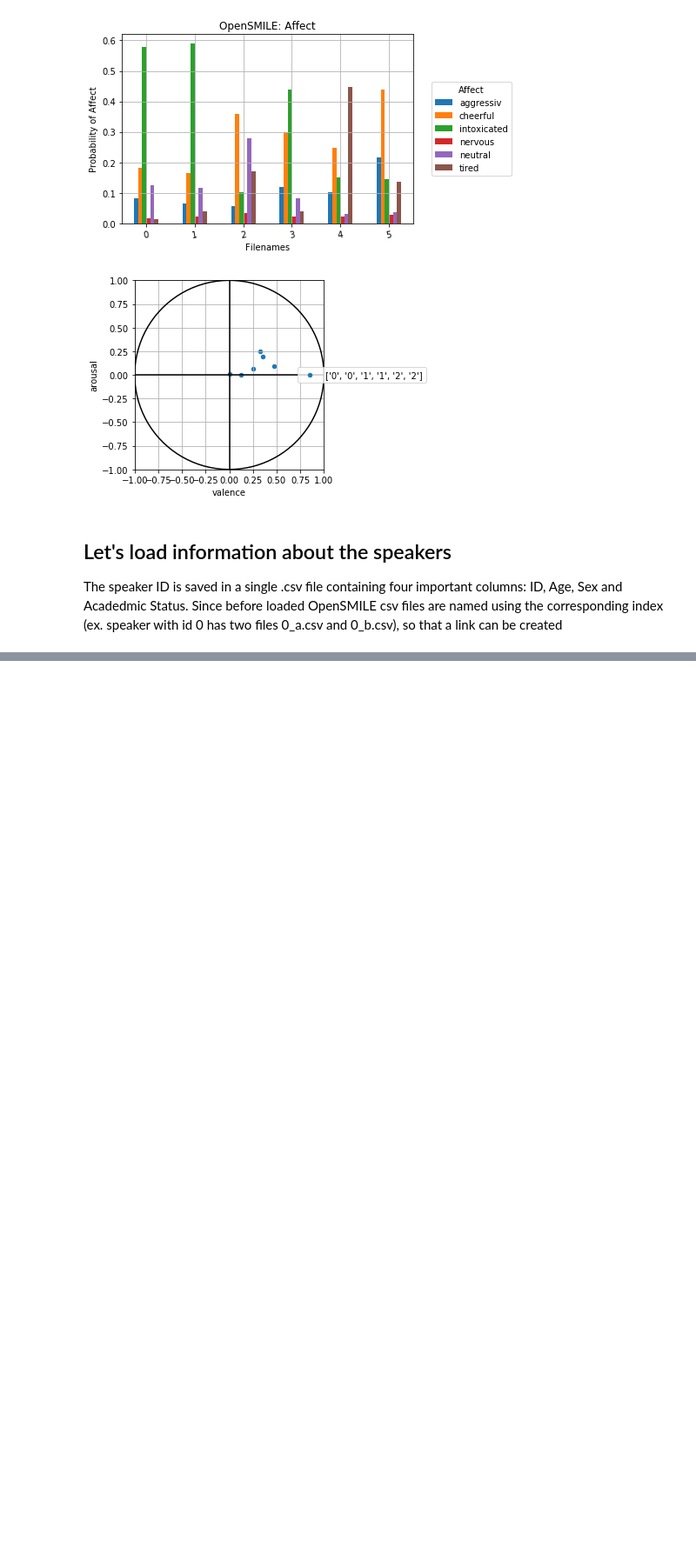
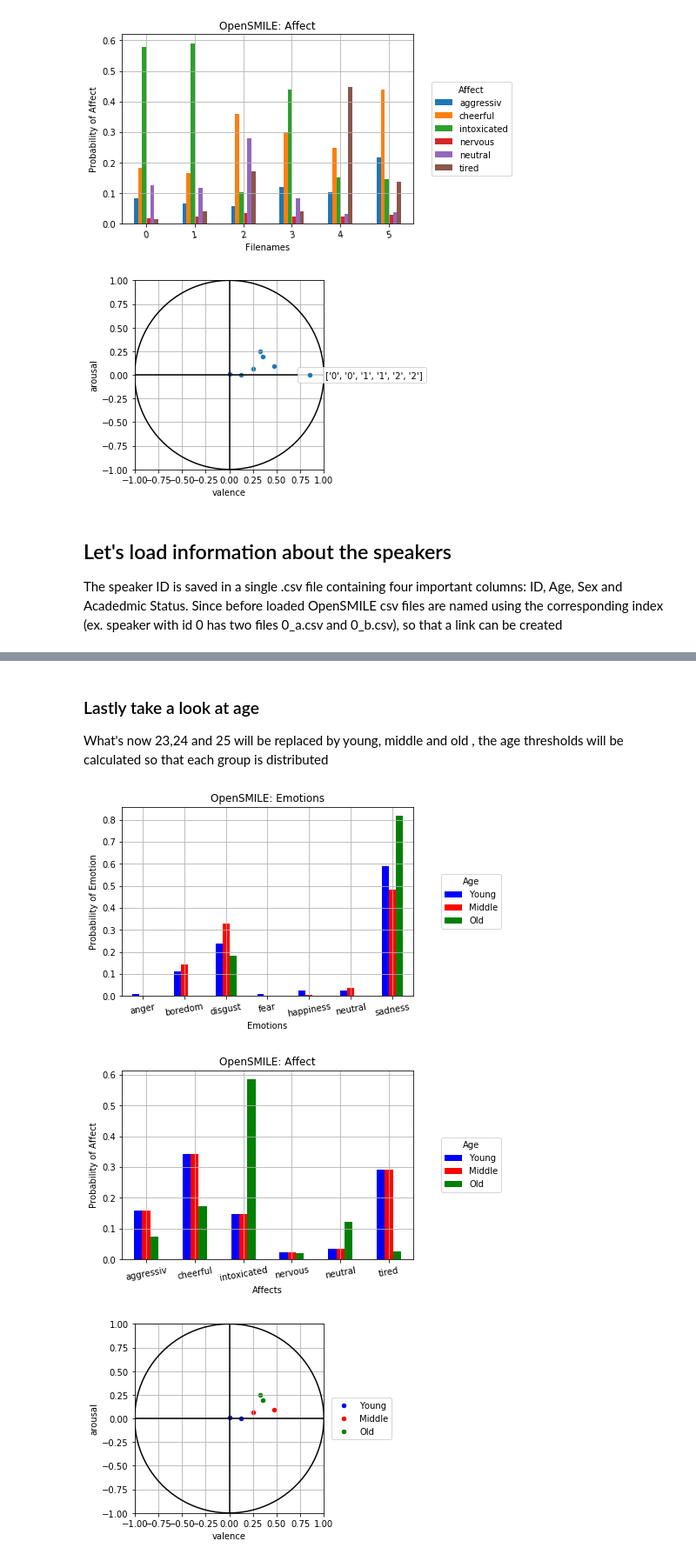
Before and after one commit to EJKraft/MasterThesis, a Jupyter notebook: OpenSMILE Analysis.ipynb, the cells around one changed output, grey strips where cells are left out. Shown at 87% size. Drawn from its saved outputs; the diff is of its cells as text; code cells hidden in the pictures; blank space fills up the shorter version.

```diff
--- a/OpenSMILE Analysis.ipynb
+++ b/OpenSMILE Analysis.ipynb
@@ -197,0 +284,71 @@ plt.locator_params(axis='x',nbins= 9)
+# %% [markdown]
+### Lastly take a look at age
+What's now 23,24 and 25 will be replaced by young, middle and old , the age thresholds will be calculated so that each group is distributed
+# %%
+df_ar_val_young = df_ar_val_char.loc[df_ar_val_char['Age'] == 23]
+df_ar_val_middle = df_ar_val_char.loc[df_ar_val_char['Age'] == 24]
+df_ar_val_old = df_ar_val_char.loc[df_ar_val_char['Age'] == 25]
+
+df_emotion_young= df_emotion_char.loc[df_emotion_char['Age'] == 23]
+df_emotion_middle = df_emotion_char.loc[df_emotion_char['Age'] == 24]
+df_emotion_old = df_emotion_char.loc[df_emotion_char['Age'] == 25]
+
+df_affect_young = df_affect_char.loc[df_affect_char['Age'] == 23]
+df_affect_middle = df_affect_char.loc[df_affect_char['Age'] == 24]
+df_affect_old = df_affect_char.loc[df_affect_char['Age'] == 25]
+
+#For Plotting, lets calculate the mean emotion value for all audiofiles
+df_emotion_young = df_emotion_young.drop(['CharacterID','file', 'Age', 'Sex', 'Academic Status'], axis = 1)
+df_emotion_young = df_emotion_young.mean()
+df_emotion_middle = df_emotion_middle.drop(['CharacterID','file', 'Age', 'Sex', 'Academic Status'], axis = 1)
+df_emotion_middle = df_emotion_middle.mean()
+df_emotion_old = df_emotion_old.drop(['CharacterID','file', 'Age', 'Sex', 'Academic Status'], axis = 1)
+df_emotion_old = df_emotion_old.mean()
+df_emo_age = pd.DataFrame({'Young': df_emotion_young, 'Middle': df_emotion_middle, 'Old': df_emotion_old}, index = emotion_label)
+
+#And do the same for affect
+df_affect_young = df_affect_young.drop(['CharacterID','file', 'Age', 'Sex', 'Academic Status'], axis = 1)
+df_affect_young = df_affect_young.mean()
+df_affect_middle = df_affect_middle.drop(['CharacterID','file', 'Age', 'Sex', 'Academic Status'], axis = 1)
+df_affect_middle = df_affect_middle.mean()
+df_affect_old = df_affect_old.drop(['CharacterID','file', 'Age', 'Sex', 'Academic Status'], axis = 1)
+df_affect_old = df_affect_old.mean()
+df_aff_age = pd.DataFrame({'Young': df_affect_young, 'Middle': df_affect_young, 'Old': df_affect_old}, index = affect_label)
+
+
+# Start with Emotion
+ax_emo2 = df_emo_age.plot.bar(title = 'OpenSMILE: Emotions',rot = 10, color = ['b','r', 'g']) #We set rotation to 10 so that the filenames can be read
+ax_emo2.legend(loc = 'center', bbox_to_anchor=(1.2,0.5), title = 'Age')
+ax_emo2.set_ylabel('Probability of Emotion')
+ax_emo2.set_xlabel('Emotions')
+plt.grid(True)
+
+#Now let's plot affect bar diagram
+ax_aff2 = df_aff_age.plot.bar(title = 'OpenSMILE: Affect',rot = 10, color = ['b','r', 'g']) #We set rotation to 10 so that the filenames can be read
+ax_aff2.legend(loc = 'center', bbox_to_anchor=(1.2,0.5), title = 'Age')
+ax_aff2.set_ylabel('Probability of Affect')
+ax_aff2.set_xlabel('Affects')
+plt.grid(True)
+
+ax200 = df_ar_val_young.plot.scatter(x = 'valence', y = 'arousal', label = 'Young', c = 'b')
+ax201 = df_ar_val_middle.plot.scatter(x = 'valence', y = 'arousal', label = 'Middle', c = 'r', ax=ax200)
+ax202 = df_ar_val_old.plot.scatter(x = 'valence', y = 'arousal', label = 'Old', c = 'g', ax=ax200)
+#We want to plot the arousal valence circle so we create values for it
+t = np.linspace(0,np.pi*2,100)
+ax200.plot(np.cos(t), np.sin(t), linewidth = 1.5, color = 'black')
+ax200.axvline(0,0,1, c = 'black')
+x_coord = [-1.0,1.0]
+y_coord = [0.0,0.0]
+ax200.plot(x_coord, y_coord, c = 'black')
+
+#Make Plot pretty
+ax200.legend(loc = 'center', bbox_to_anchor=(1.2,0.5))
+plt.grid(True)
+plt.xlim(-1.0, 1.0)
+plt.ylim(-1.0, 1.0)
+ax200.set_aspect('equal')
+plt.locator_params(axis='x',nbins= 9)
+# %% [output]
+[figure, added]
+[figure, added]
+[figure, added]
```
Also changed, not shown: parts of 6 cells of this notebook.
